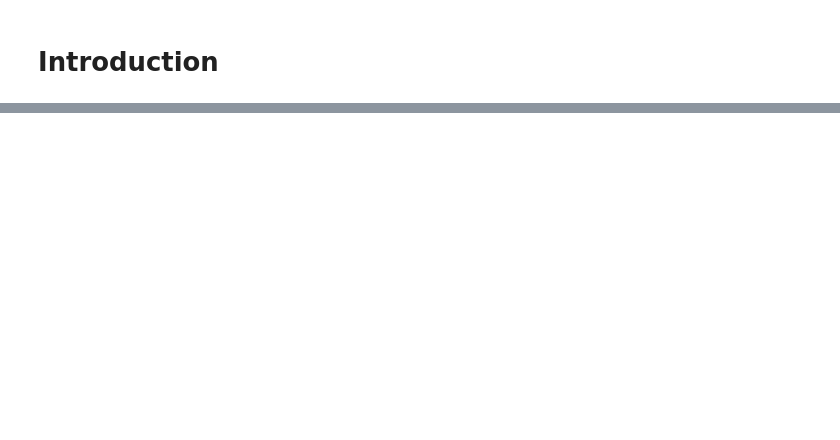
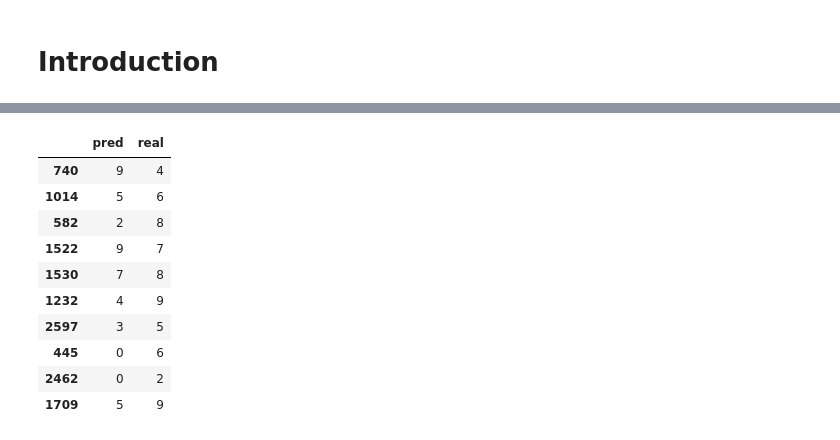
Before and after one commit to emrekds/cnn-mnist, a Jupyter notebook: cnn.ipynb, the cells around one changed output, grey strips where cells are left out. Saved outputs shown, nothing was run; the diff lists cells and outputs as text; code cells hidden in the pictures; blank space fills up the shorter version.

```diff
--- a/cnn.ipynb
+++ b/cnn.ipynb
@@ -10,0 +117,3 @@ import tensorflow
+# %%
+#fit
+model.fit(x_train,y_train,epochs=65,validation_data=(x_test,y_test),callbacks=early_stop)
@@ -10,0 +180,15 @@ import tensorflow
+# %%
+df_comp=df_results[df_results['pred']!=df_results['real']]
+df_comp.sample(10)
+# %% [output]
+|  | pred | real |
+| 740 | 9 | 4 |
+| 1014 | 5 | 6 |
+| 582 | 2 | 8 |
+| 1522 | 9 | 7 |
+| 1530 | 7 | 8 |
+| 1232 | 4 | 9 |
+| 2597 | 3 | 5 |
+| 445 | 0 | 6 |
+| 2462 | 0 | 2 |
+| 1709 | 5 | 9 |
```
Also changed, not shown: parts of 45 cells of this notebook.
